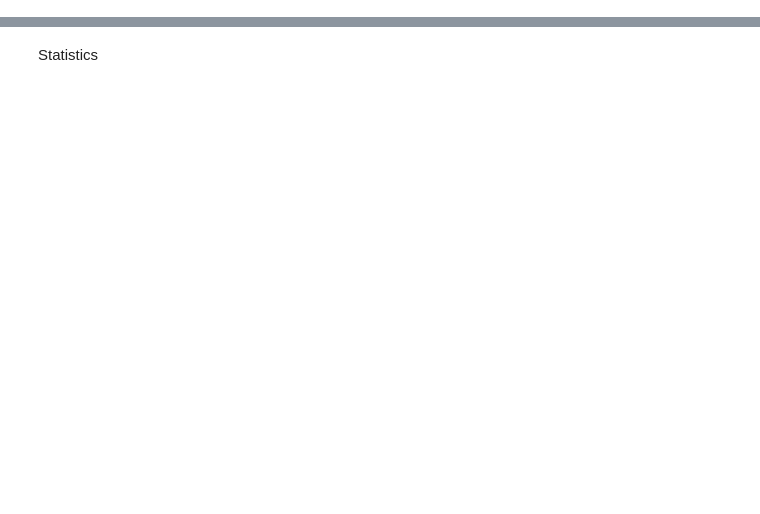
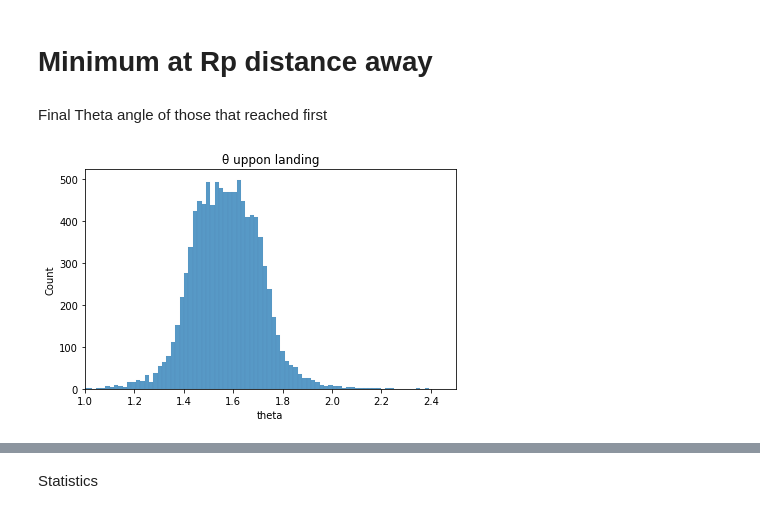
Before and after one commit to Hi-Tree/WGM_Forces, a Jupyter notebook: stats.ipynb, the cells around one changed output, grey strips where cells are left out. Cells and saved outputs as stored; diff of their text form; code cells hidden in the pictures; blank space fills up the shorter version.

```diff
--- a/stats.ipynb
+++ b/stats.ipynb
@@ -7 +25,3 @@ import math as m
+# %% [markdown]
+<h1>Minimum at Rp distance away</h1>
 # %%
@@ -11,3 +31,14 @@ allGen = pd.read_csv("/Users/physica/Desktop/Archive/TotalRandomGeneratedData1.c
+# %% [markdown]
+Final Theta angle of those that reached first
+# %%
+fig, ax = plt.subplots()
+sns.histplot(data=first1, x = 'theta', ax=ax)  # distplot is deprecate and replaced by histplot
+ax.set_xlim(1,2.5)
+ax.set_title("\u03B8 uppon landing")
+#ax.set_xticks(range(7.5*10**(-7) - 3.75*10**(-8), 7.5*10**(-7) + 3.75*10**(-8)))
+plt.show()
+# %% [output]
+[figure, added]
 # %%
 
 plt.rcParams["figure.autolayout"] = True
```
Also changed, not shown: parts of 34 cells of this notebook.
